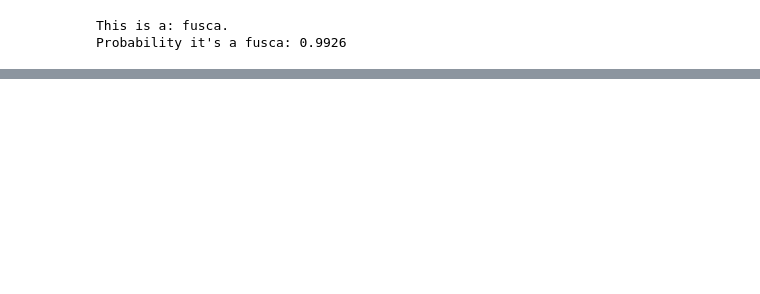
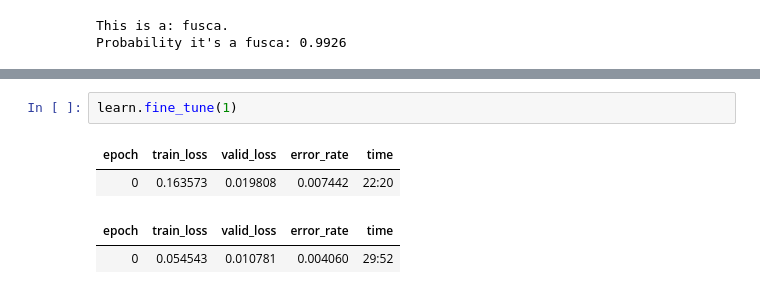
Before and after one commit to yurimarca/fastai-course-22-personal-notebook, a Jupyter notebook: 01-fastai-intro.ipynb, the cells around one changed output, grey strips where cells are left out. Drawn from its saved outputs; the diff is of its cells as text; blank space fills up the shorter version.

```diff
--- a/01-fastai-intro.ipynb
+++ b/01-fastai-intro.ipynb
@@ -251,0 +270,7 @@ Probability it's a fusca: 0.9926
+# %%
+learn.fine_tune(1)
+# %% [output]
+| epoch | train_loss | valid_loss | error_rate | time |
+| 0 | 0.163573 | 0.019808 | 0.007442 | 22:20 |
+| epoch | train_loss | valid_loss | error_rate | time |
+| 0 | 0.054543 | 0.010781 | 0.004060 | 29:52 |
```
Also changed, not shown: parts of 9 cells of this notebook.
